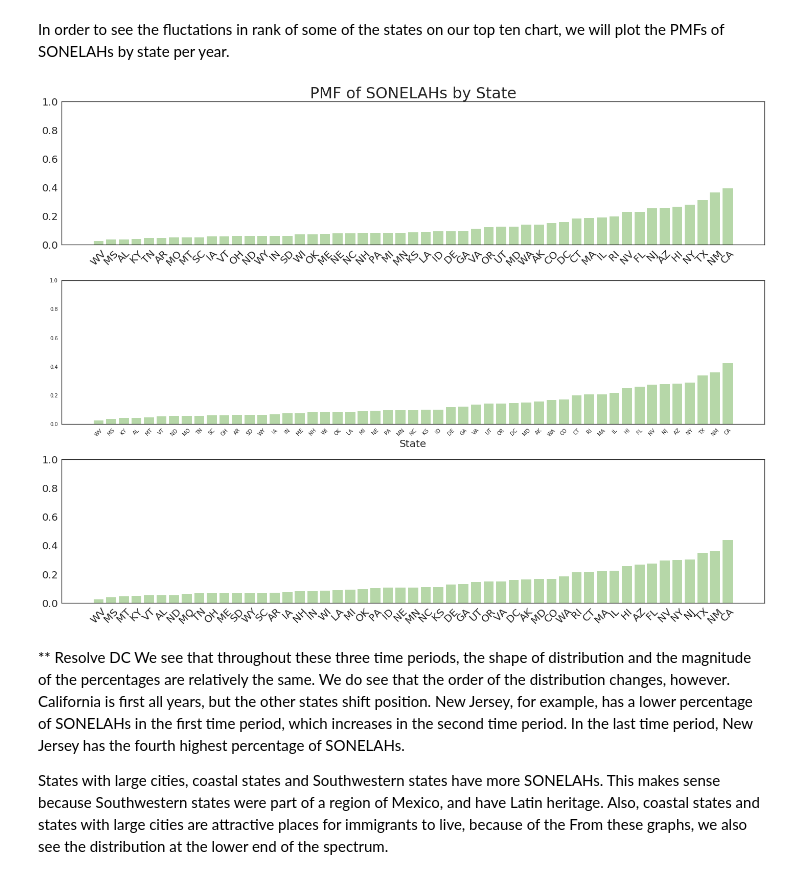
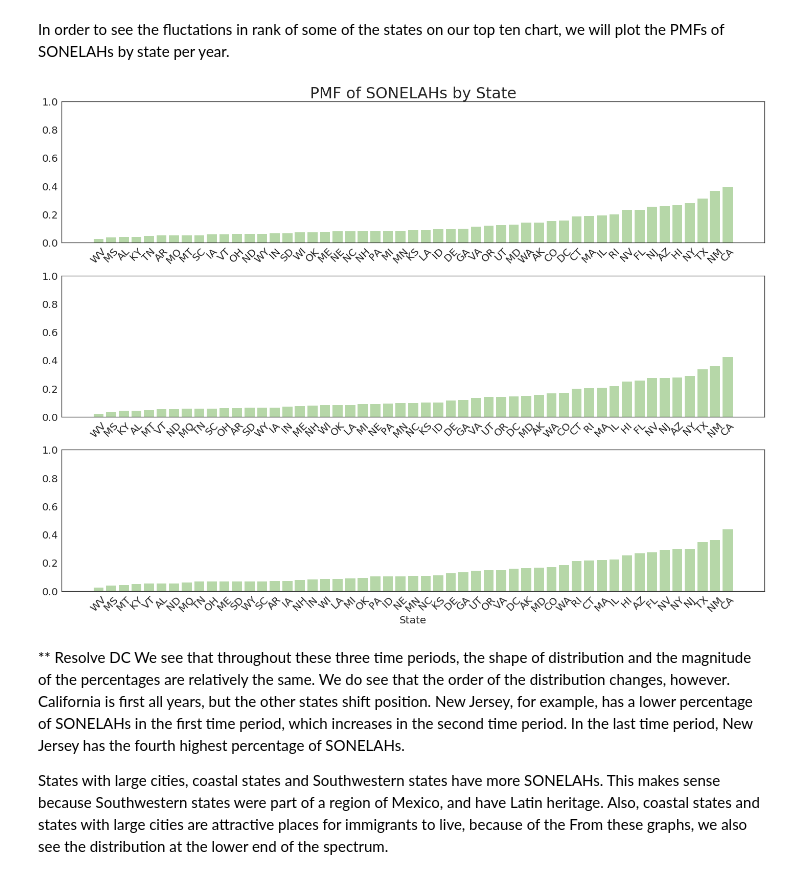
Before and after one commit to AllisonBusa/The-Mother-Tongue-of-US-Communities, a Jupyter notebook: finalfinal.ipynb, the cells around one changed output. Saved outputs shown, nothing was run; the diff lists cells and outputs as text; code cells hidden in the pictures.

Commit message:
get images alli

```diff
--- a/finalfinal.ipynb
+++ b/finalfinal.ipynb
@@ -309,16 +309,17 @@ In order to see the fluctations in rank of some of the states on our top ten cha
 # %%
 
 fig, (ax1,ax2,ax3) = plt.subplots(3,1, figsize=(20,15), sharey=True)  # 1 row, 2 columns
 plotPMFs(df2000, ax=ax1)
 plotPMFs(df2006, ax=ax2)
 plotPMFs(df2009, ax=ax3)
 ax1.set_title('PMF of SONELAHs by State', fontsize=30)
-ax2.set_xlabel('State', fontsize=20)
+ax3.set_xlabel('State', fontsize=20)
 plt.setp(ax1.get_xticklabels(), rotation=45)
 ax1.tick_params(axis='both', which='major', labelsize=20)
+ax2.tick_params(axis='both', which='major', labelsize=20)
 plt.tight_layout()
 # %% [output]
-[figure, old version]
+[figure, new version]
 # %% [markdown]
 ** Resolve DC
 We see that throughout these three time periods, the shape of distribution and the magnitude of the percentages are relatively the same. We do see that the order of the distribution changes, however. California is first all years, but the other states shift position. New Jersey, for example, has a lower percentage of SONELAHs in the first time period, which increases in the second time period. In the last time period, New Jersey has the fourth highest percentage of SONELAHs.
```
Also changed, not shown: parts of 5 cells of this notebook.
